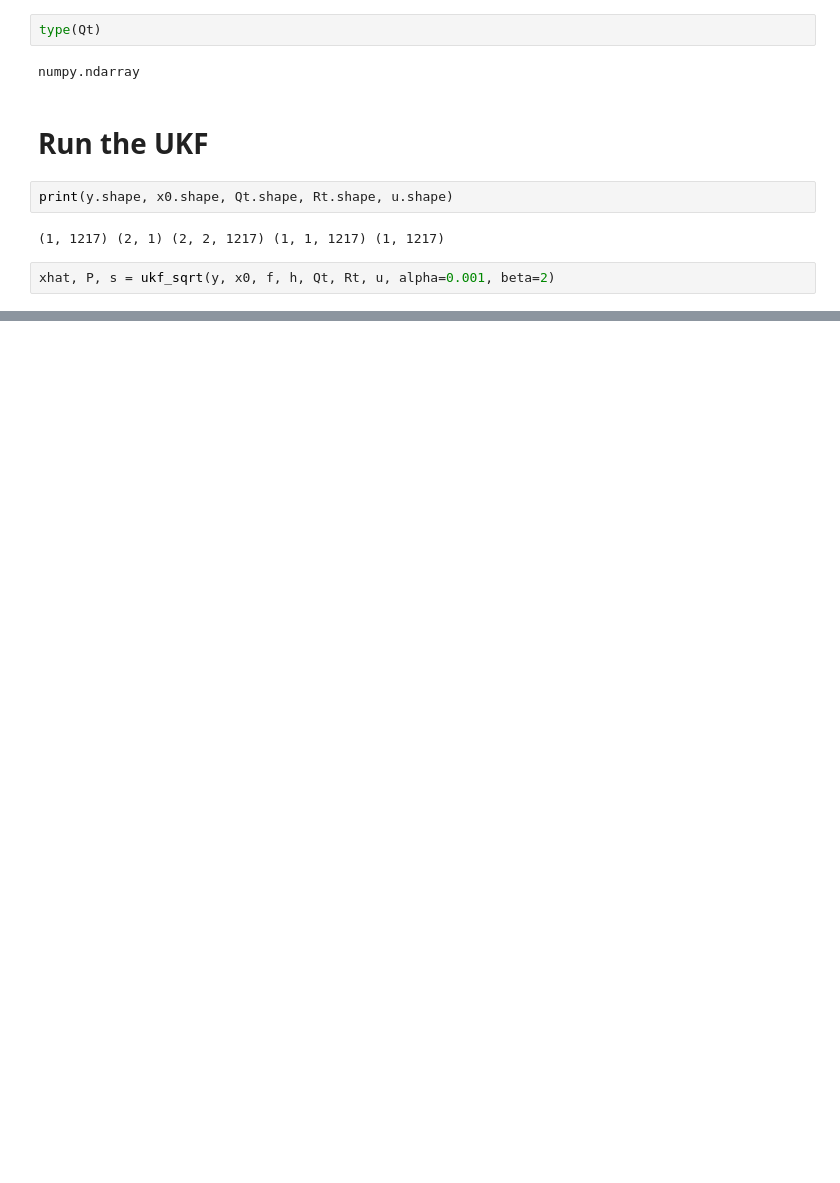
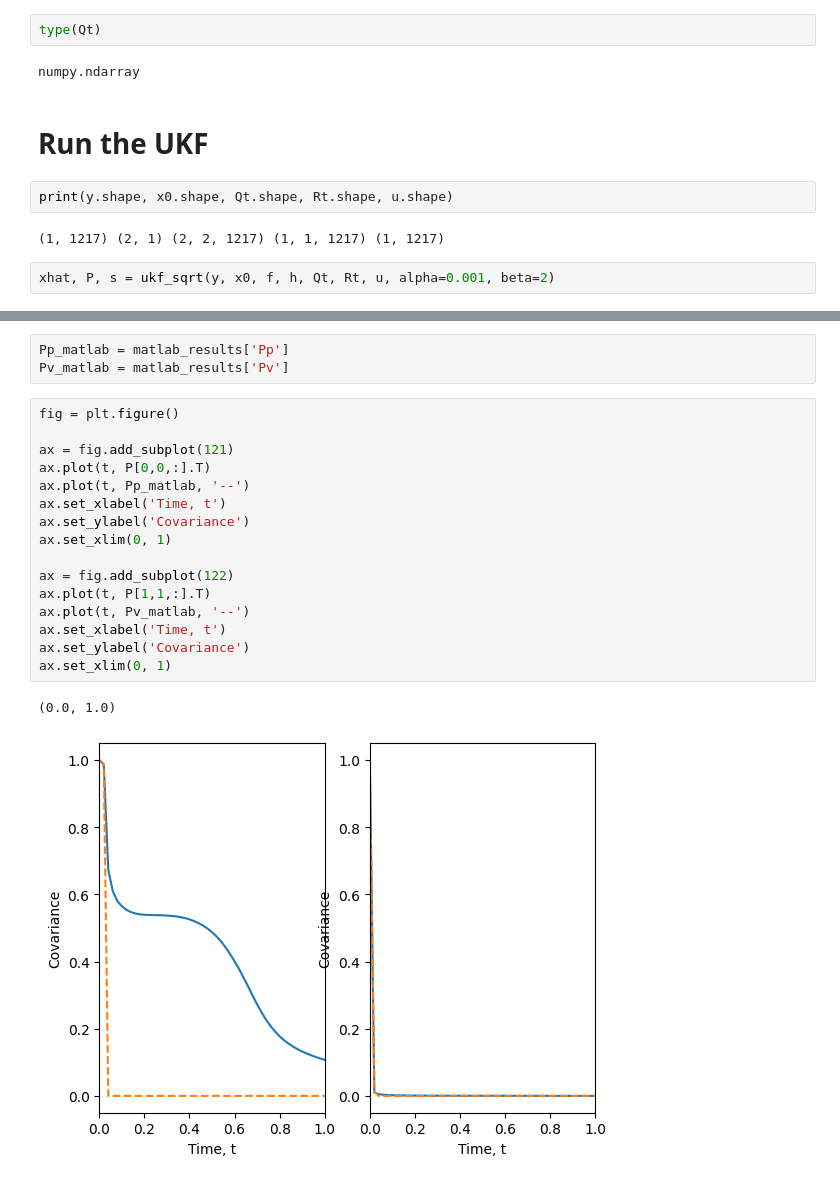
Before and after one commit to florisvb/pyUKFsqrt, a Jupyter notebook: examples/ukf_sqrt_example_data.ipynb, the cells around one changed output, grey strips where cells are left out. Cells and saved outputs as stored; diff of their text form; blank space fills up the shorter version.

```diff
--- a/examples/ukf_sqrt_example_data.ipynb
+++ b/examples/ukf_sqrt_example_data.ipynb
@@ -134,0 +143,22 @@ Text(0,0.5,'Covariance')
+# %%
+Pp_matlab = matlab_results['Pp']
+Pv_matlab = matlab_results['Pv']
+# %%
+fig = plt.figure()
+
+ax = fig.add_subplot(121)
+ax.plot(t, P[0,0,:].T)
+ax.plot(t, Pp_matlab, '--')
+ax.set_xlabel('Time, t')
+ax.set_ylabel('Covariance')
+ax.set_xlim(0, 1)
+
+ax = fig.add_subplot(122)
+ax.plot(t, P[1,1,:].T)
+ax.plot(t, Pv_matlab, '--')
+ax.set_xlabel('Time, t')
+ax.set_ylabel('Covariance')
+ax.set_xlim(0, 1)
+# %% [output]
+(0.0, 1.0)
+[figure, added]
```
Also changed, not shown: parts of 12 cells of this notebook, 1 other file.
